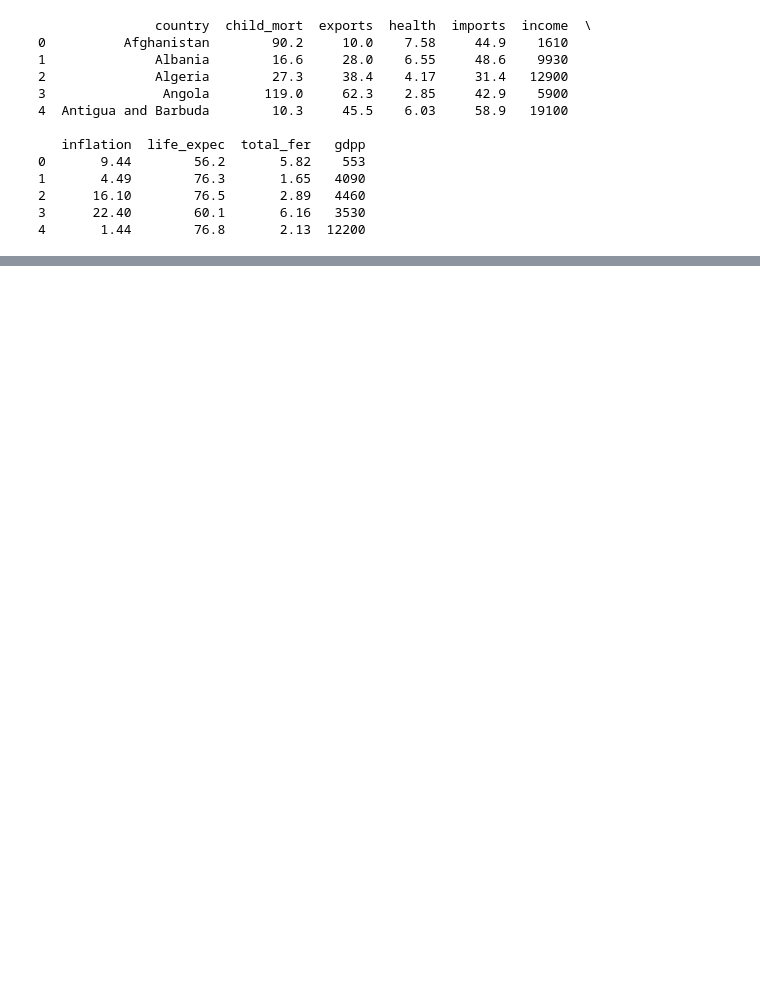
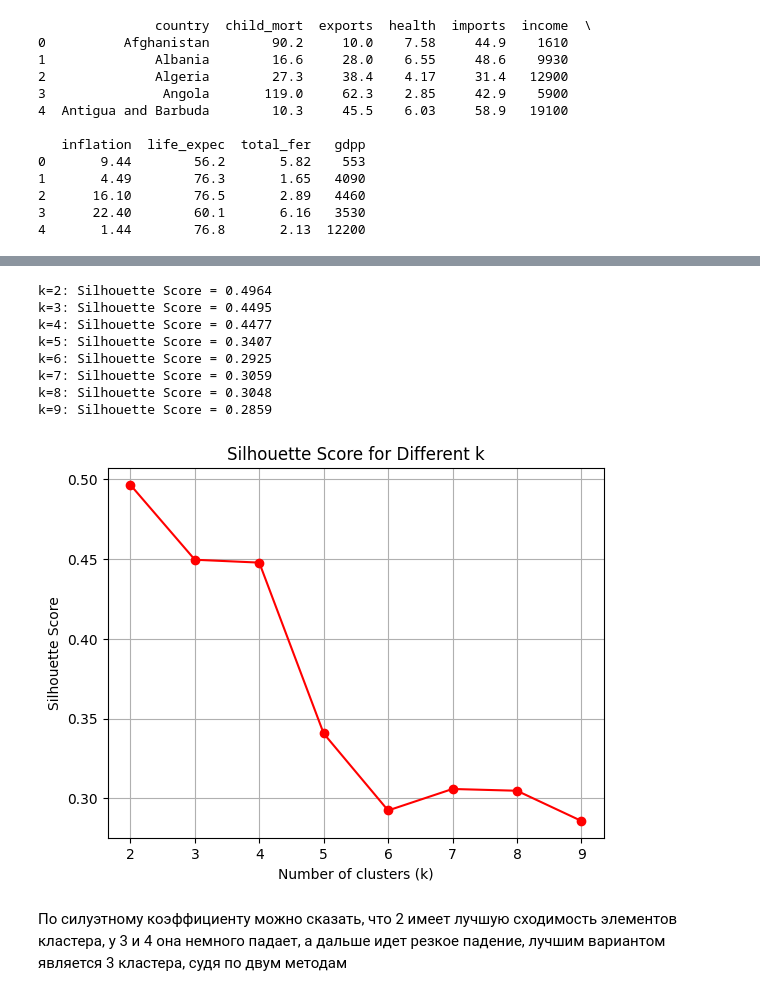
Before and after one commit to ErnandesDaniel/machine-learning-lab-3, a Jupyter notebook: machine-learning-lab-3.ipynb, the cells around one changed output, grey strips where cells are left out. Cells and saved outputs as stored; diff of their text form; code cells hidden in the pictures; blank space fills up the shorter version.

```diff
--- a/machine-learning-lab-3.ipynb
+++ b/machine-learning-lab-3.ipynb
@@ -140,0 +193,29 @@ cluster_kmeans
+# %%
+from sklearn.metrics import silhouette_score
+
+sil_scores = []
+for k in range(2, 10):  # sil score не определён для k=1
+    kmeans = KMeans(n_clusters=k, random_state=42, n_init=10)
+    labels = kmeans.fit_predict(df_scaled)
+    score = silhouette_score(df_scaled, labels)
+    sil_scores.append(score)
+    print(f"k={k}: Silhouette Score = {score:.4f}")
+
+plt.plot(range(2, 10), sil_scores, 'ro-')
+plt.title('Silhouette Score for Different k')
+plt.xlabel('Number of clusters (k)')
+plt.ylabel('Silhouette Score')
+plt.grid(True)
+plt.show()
+# %% [output]
+k=2: Silhouette Score = 0.4964
+k=3: Silhouette Score = 0.4495
+k=4: Silhouette Score = 0.4477
+k=5: Silhouette Score = 0.3407
+k=6: Silhouette Score = 0.2925
+k=7: Silhouette Score = 0.3059
+k=8: Silhouette Score = 0.3048
+k=9: Silhouette Score = 0.2859
+[figure, added]
+# %% [markdown]
+По силуэтному коэффициенту можно сказать, что 2 имеет лучшую сходимость элементов кластера, у 3 и 4 она немного падает, а дальше идет резкое падение, лучшим вариантом является 3 кластера, судя по двум методам
```
Also changed, not shown: parts of 40 cells of this notebook.
